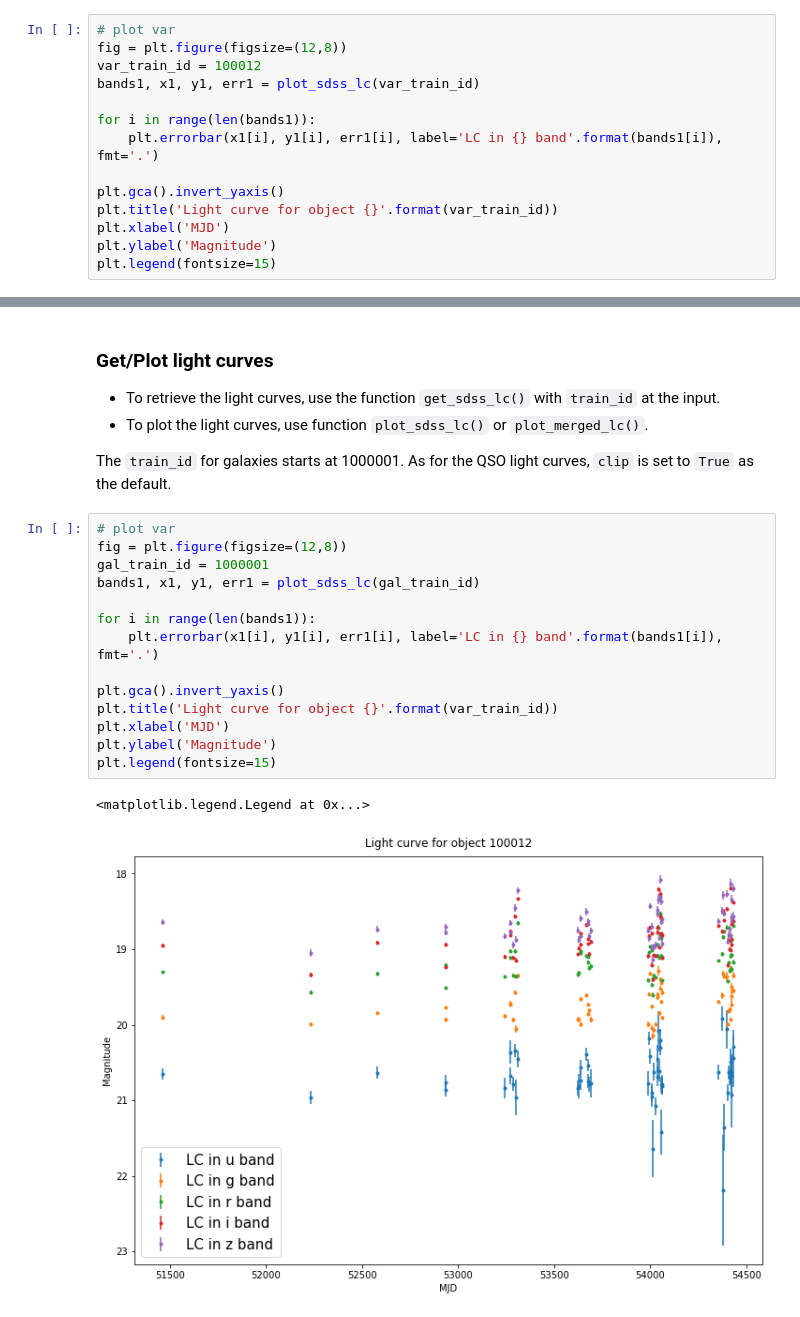
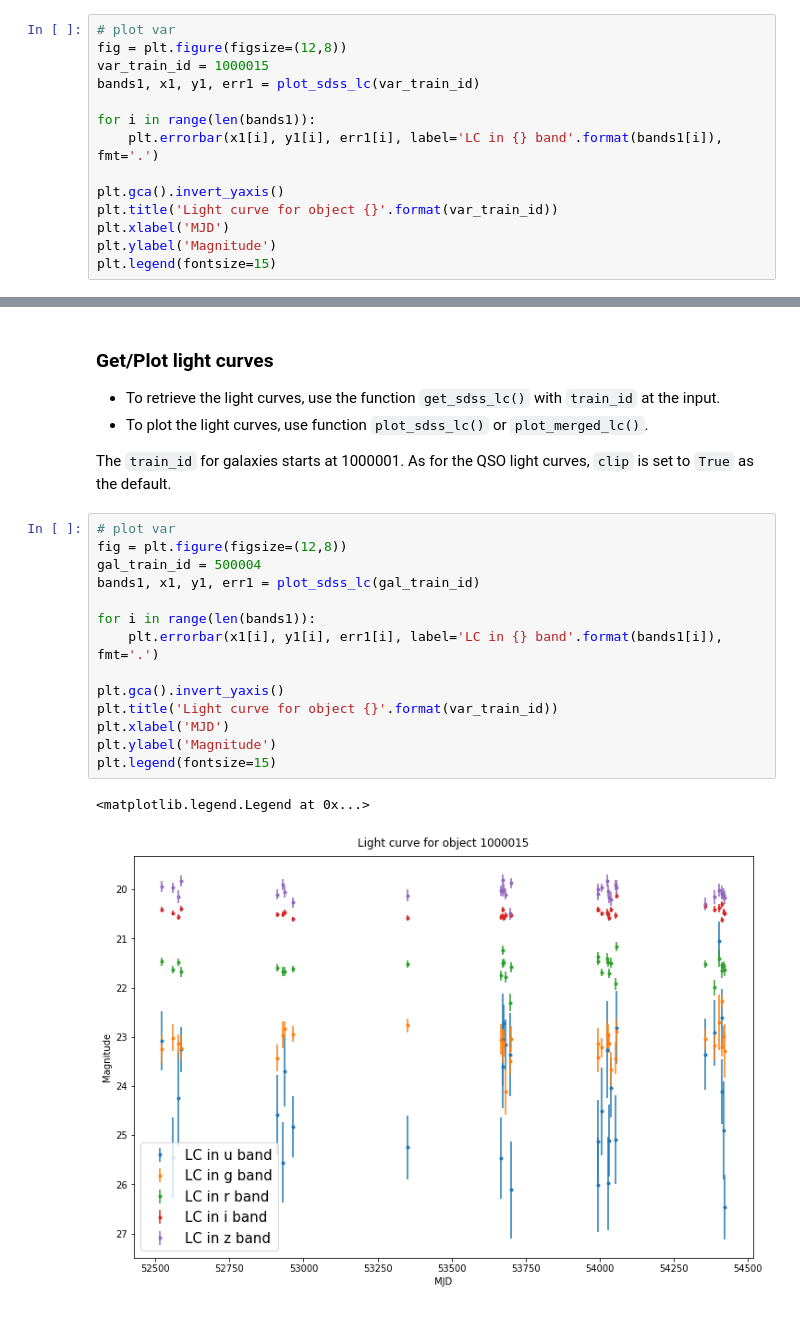
Before and after one commit to RichardsGroup/LSST_training, a Jupyter notebook: Script_NBs/00_Getting_started.ipynb, the cells around one changed output, grey strips where cells are left out. Cells and saved outputs as stored; diff of their text form.

```diff
--- a/Script_NBs/00_Getting_started.ipynb
+++ b/Script_NBs/00_Getting_started.ipynb
@@ -332,7 +314,7 @@ The `train_id` for non-AGN variable starts at 100012. As for the QSO light curve
 # %%
 # plot var
 fig = plt.figure(figsize=(12,8))
-var_train_id = 100012
+var_train_id = 1000015
 bands1, x1, y1, err1 = plot_sdss_lc(var_train_id)
 
 for i in range(len(bands1)):
@@ -408,20 +372,20 @@ The `train_id` for galaxies starts at 1000001. As for the QSO light curves, `cli
 # %%
 # plot var
 fig = plt.figure(figsize=(12,8))
-gal_train_id = 1000001
+gal_train_id = 500004
 bands1, x1, y1, err1 = plot_sdss_lc(gal_train_id)
 
 for i in range(len(bands1)):
     plt.errorbar(x1[i], y1[i], err1[i], label='LC in {} band'.format(bands1[i]), fmt='.')
 
 plt.gca().invert_yaxis()
 plt.title('Light curve for object {}'.format(var_train_id))
 plt.xlabel('MJD')
 plt.ylabel('Magnitude')
 plt.legend(fontsize=15)
 # %% [output]
 <matplotlib.legend.Legend at 0x...>
-[figure, old version]
+[figure, new version]
 # %%
 # plot gri merged light curve
 fig = plt.figure(figsize=(12,6))
```
Also changed, not shown: parts of 16 cells of this notebook, 1 other file.
